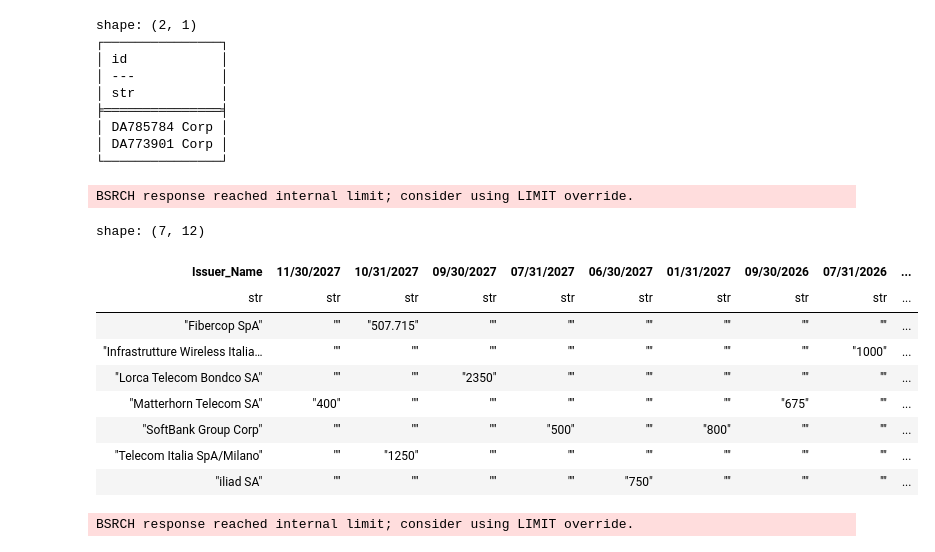
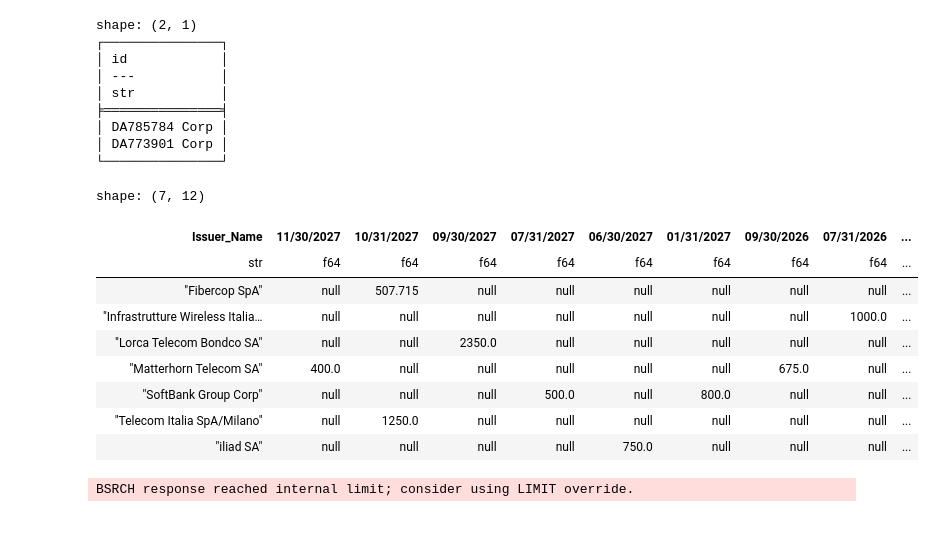
Before and after one commit to MarekOzana/polars-bloomberg, a Jupyter notebook: examples/Examples.ipynb, the cells around one changed output. Drawn from its saved outputs; the diff is of its cells as text; code cells hidden in the pictures.

```diff
--- a/examples/Examples.ipynb
+++ b/examples/Examples.ipynb
@@ -638,24 +638,24 @@ shape: (2, 1)
 # %%
 # Pull BI Template with issuance from BB Communication issuers
 
 with BQuery() as bq:
     df = bq.bsrch(
         "BI:TPD",
         overrides={
             "BIKEY": "6WR0B4OSPT0R8JMZQJJ8NFI1B",
+            "LIMIT": 1000
         },
     )
 df
 # %% [output]
-BSRCH response reached internal limit; consider using LIMIT override.
+shape: (7, 12)
-shape: (7, 12)
 | Issuer_Name | 11/30/2027 | 10/31/2027 | 09/30/2027 | 07/31/2027 | 06/30/2027 | 01/31/2027 | 09/30/2026 | 07/31/2026 | ... |
-| str | str | str | str | str | str | str | str | str | ... |
-| "Fibercop SpA" | "" | "507.715" | "" | "" | "" | "" | "" | "" | ... |
-| "Infrastrutture Wireless Italia… | "" | "" | "" | "" | "" | "" | "" | "1000" | ... |
-| "Lorca Telecom Bondco SA" | "" | "" | "2350" | "" | "" | "" | "" | "" | ... |
-| "Matterhorn Telecom SA" | "400" | "" | "" | "" | "" | "" | "675" | "" | ... |
-| "SoftBank Group Corp" | "" | "" | "" | "500" | "" | "800" | "" | "" | ... |
-| "Telecom Italia SpA/Milano" | "" | "1250" | "" | "" | "" | "" | "" | "" | ... |
-| "iliad SA" | "" | "" | "" | "" | "750" | "" | "" | "" | ... |
+| str | f64 | f64 | f64 | f64 | f64 | f64 | f64 | f64 | ... |
+| "Fibercop SpA" | null | 507.715 | null | null | null | null | null | null | ... |
+| "Infrastrutture Wireless Italia… | null | null | null | null | null | null | null | 1000.0 | ... |
+| "Lorca Telecom Bondco SA" | null | null | 2350.0 | null | null | null | null | null | ... |
+| "Matterhorn Telecom SA" | 400.0 | null | null | null | null | null | 675.0 | null | ... |
+| "SoftBank Group Corp" | null | null | null | 500.0 | null | 800.0 | null | null | ... |
+| "Telecom Italia SpA/Milano" | null | 1250.0 | null | null | null | null | null | null | ... |
+| "iliad SA" | null | null | null | null | 750.0 | null | null | null | ... |
 # %%
```
Also changed, not shown: parts of 11 cells of this notebook, 2 other files.
